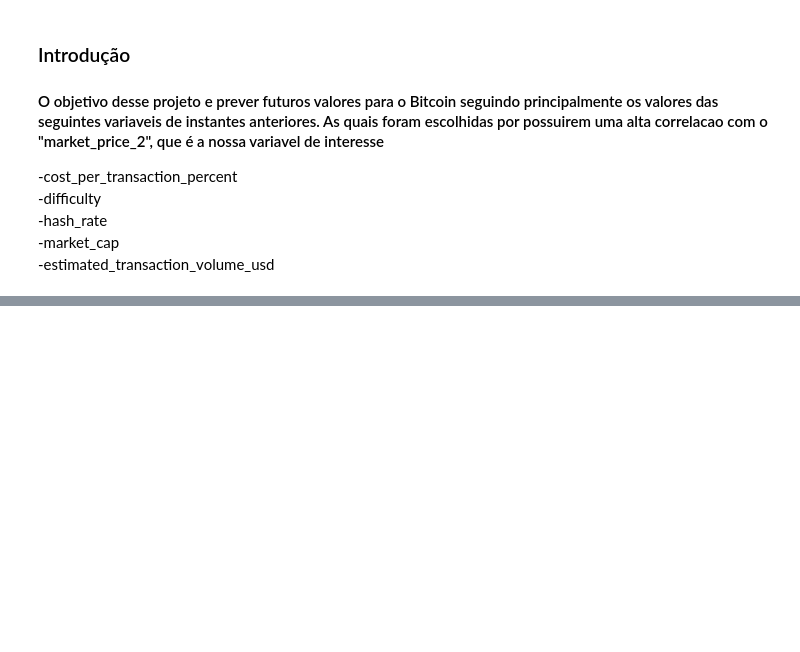
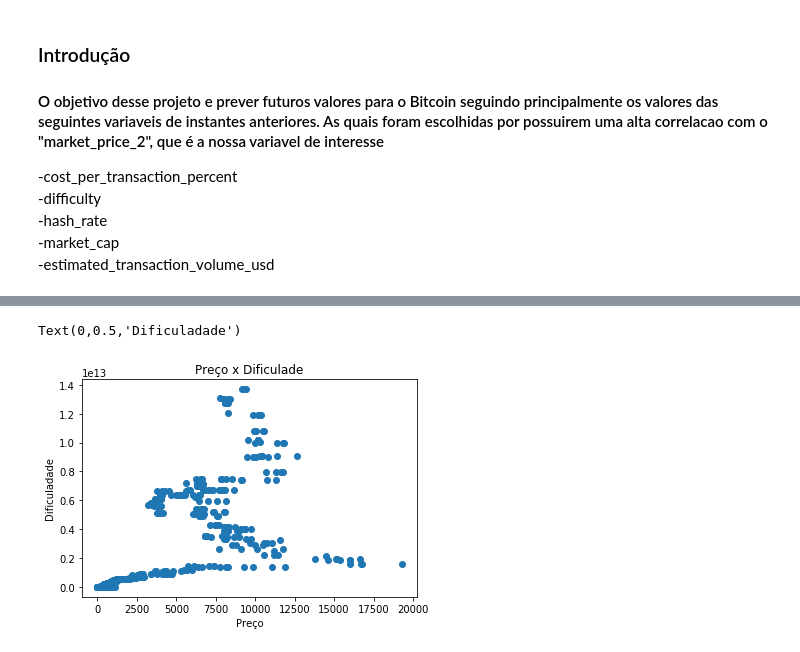
Before and after one commit to hthome1/Projeto_3_bitcoin, a Jupyter notebook: entrega_parcial.ipynb, the cells around one changed output, grey strips where cells are left out. Cells and saved outputs as stored; diff of their text form; code cells hidden in the pictures; blank space fills up the shorter version.

```diff
--- a/entrega_parcial.ipynb
+++ b/entrega_parcial.ipynb
@@ -63,0 +89,8 @@ correlation_heatmap(dfs, 'Correlação das variávies')
+# %%
+plt.scatter(dfs["market_price_2"],dfs["difficulty"])
+plt.title('Preço x Dificulade')
+plt.xlabel('Preço')
+plt.ylabel('Dificuladade')
+# %% [output]
+Text(0,0.5,'Dificuladade')
+[figure, added]
```
Also changed, not shown: parts of 8 cells of this notebook.
